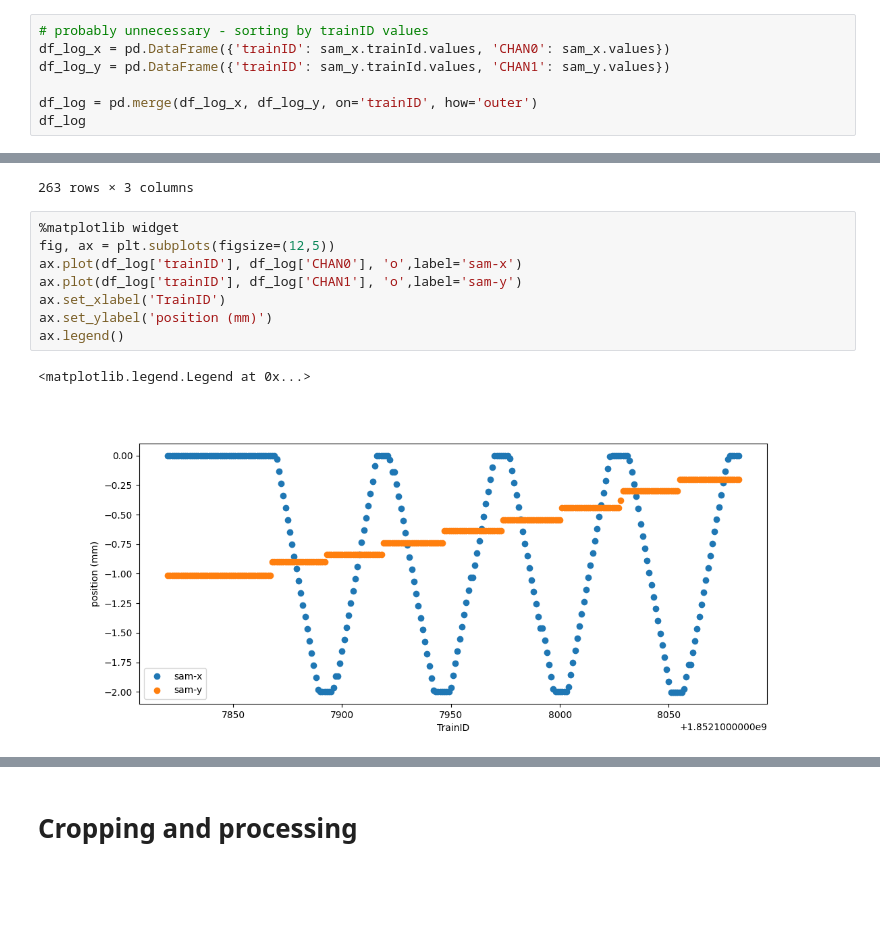
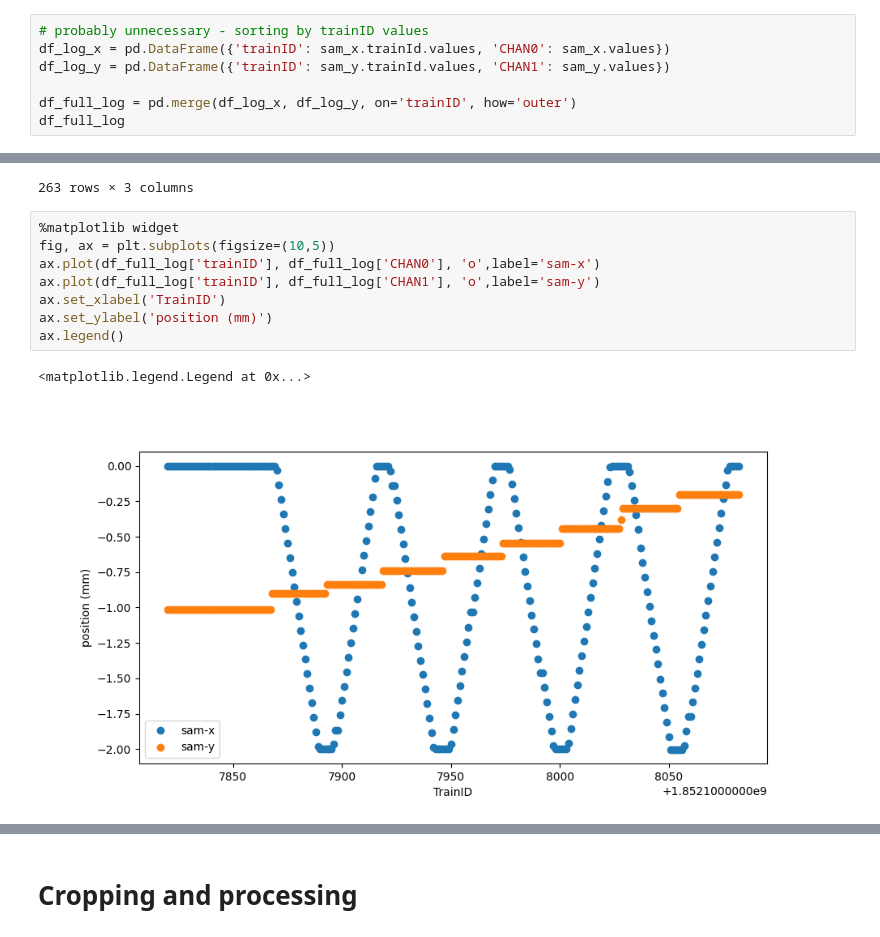
Before and after one commit to FXIhub/xfel4456, a Jupyter notebook: offline/ST_notebook_XFEL.ipynb, the cells around one changed output, grey strips where cells are left out. Cells and saved outputs as stored; diff of their text form; blank space fills up the shorter version.

```diff
--- a/offline/ST_notebook_XFEL.ipynb
+++ b/offline/ST_notebook_XFEL.ipynb
@@ -164,8 +177,8 @@ sam_y = run['SPB_IRU_SACT/MOTOR/CHAN1', 'actualPosition'].xarray()
 df_log_x = pd.DataFrame({'trainID': sam_x.trainId.values, 'CHAN0': sam_x.values})
 df_log_y = pd.DataFrame({'trainID': sam_y.trainId.values, 'CHAN1': sam_y.values})
 
-df_log = pd.merge(df_log_x, df_log_y, on='trainID', how='outer')
-df_log
+df_full_log = pd.merge(df_log_x, df_log_y, on='trainID', how='outer')
+df_full_log
 # %% [output]
 |  | trainID | CHAN0 | CHAN1 |
 | 0 | 1852107820 | -0.000002 | -1.014940 |
@@ -182,13 +195,13 @@ df_log
 263 rows × 3 columns
 # %%
 %matplotlib widget
-fig, ax = plt.subplots(figsize=(12,5))
-ax.plot(df_log['trainID'], df_log['CHAN0'], 'o',label='sam-x')
-ax.plot(df_log['trainID'], df_log['CHAN1'], 'o',label='sam-y')
+fig, ax = plt.subplots(figsize=(10,5))
+ax.plot(df_full_log['trainID'], df_full_log['CHAN0'], 'o',label='sam-x')
+ax.plot(df_full_log['trainID'], df_full_log['CHAN1'], 'o',label='sam-y')
 ax.set_xlabel('TrainID')
 ax.set_ylabel('position (mm)')
 ax.legend()
 # %% [output]
 <matplotlib.legend.Legend at 0x...>
-[figure, old version]
+[figure, new version]
 # %%
```
Also changed, not shown: parts of 35 cells of this notebook.
